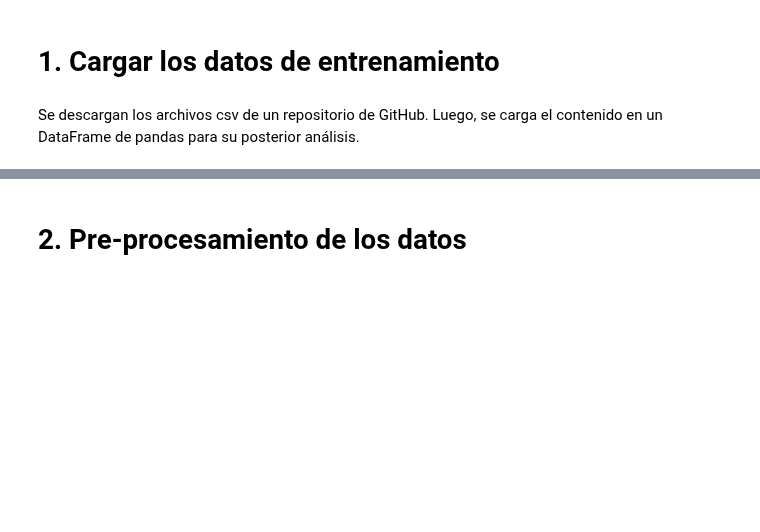
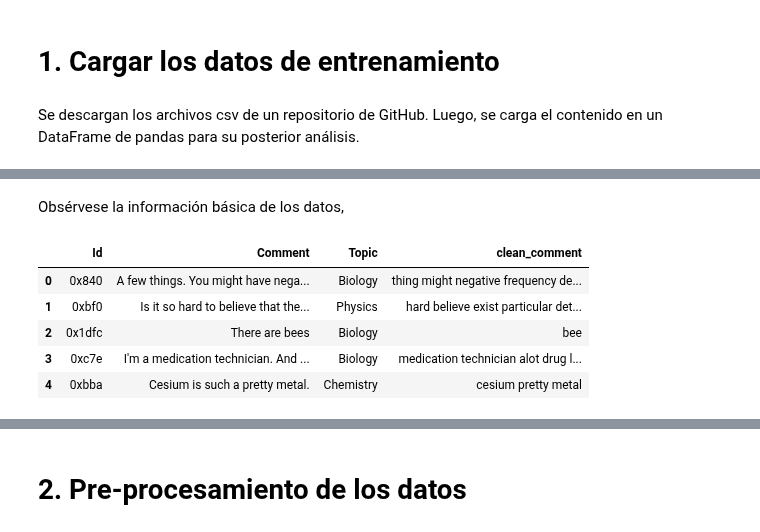
Before and after one commit to VelasquezE/ML4Sci_2025-II, a Jupyter notebook: Module2/clasficadorTexto.ipynb, the cells around one changed output, grey strips where cells are left out. Saved outputs shown, nothing was run; the diff lists cells and outputs as text; code cells hidden in the pictures; blank space fills up the shorter version.

```diff
--- a/Module2/clasficadorTexto.ipynb
+++ b/Module2/clasficadorTexto.ipynb
@@ -79 +80,12 @@ exc_03_train.csv    100%[===================>]   1.55M  --.-KB/s    in 0.008s
+# %% [markdown]
+Obsérvese la información básica de los datos,
+# %%
+data.head()
+# %% [output]
+|  | Id | Comment | Topic | clean_comment |
+| 0 | 0x840 | A few things. You might have nega... | Biology | thing might negative frequency de... |
+| 1 | 0xbf0 | Is it so hard to believe that the... | Physics | hard believe exist particular det... |
+| 2 | 0x1dfc | There are bees | Biology | bee |
+| 3 | 0xc7e | I'm a medication technician. And ... | Biology | medication technician alot drug l... |
+| 4 | 0xbba | Cesium is such a pretty metal. | Chemistry | cesium pretty metal |
 # %%
```
Also changed, not shown: parts of 11 cells of this notebook.
